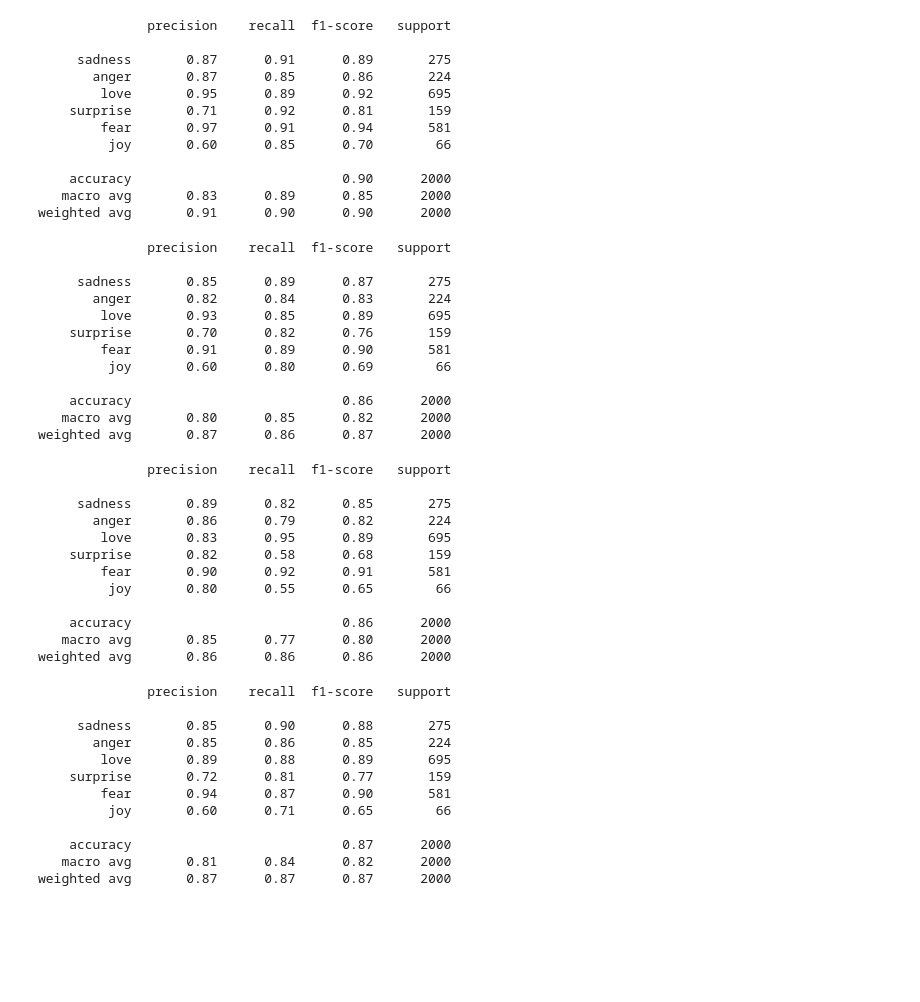
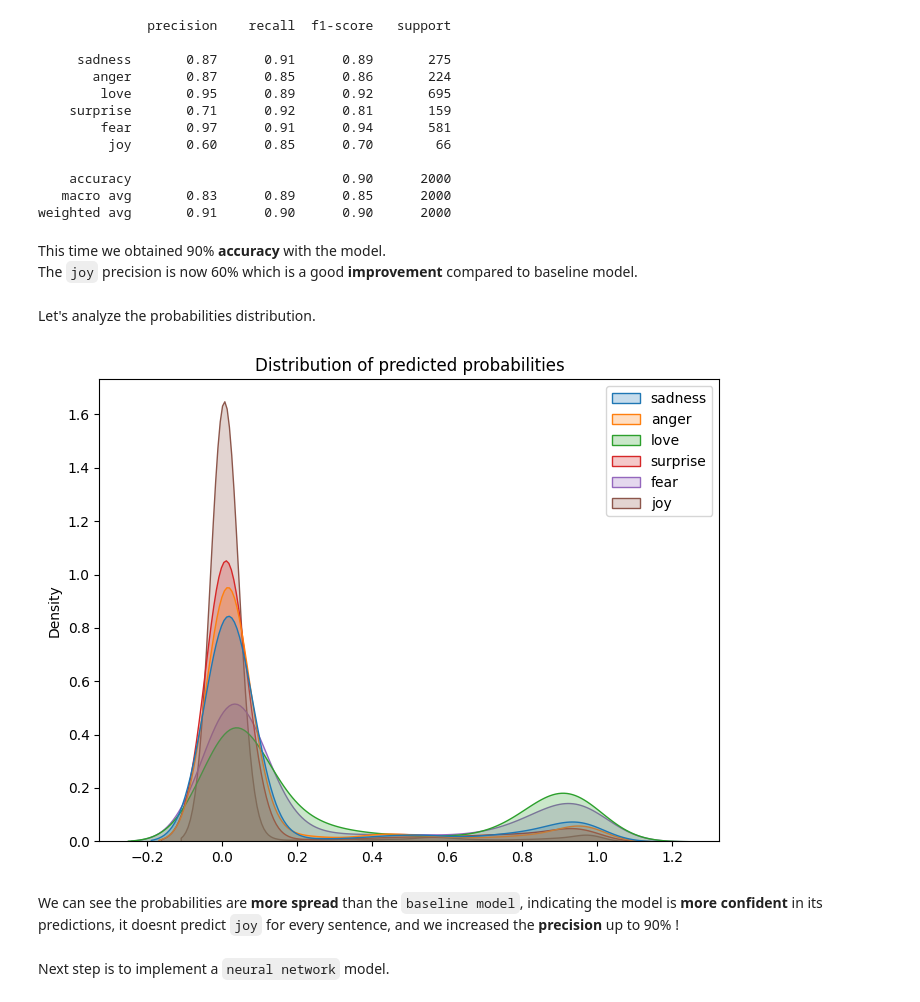
Before and after one commit to TonioElPuebloSchool/SAAR_NLP, a Jupyter notebook: 4_improved_model.ipynb, the cells around one changed output. Cells and saved outputs as stored; diff of their text form; code cells hidden in the pictures; blank space fills up the shorter version.

```diff
--- a/4_improved_model.ipynb
+++ b/4_improved_model.ipynb
@@ -235,57 +341,20 @@ model.report(y_pred, class_labels)
     accuracy                           0.90      2000
    macro avg       0.83      0.89      0.85      2000
 weighted avg       0.91      0.90      0.90      2000
-# %%
-model = Model(X_train, y_train, X_test, y_test, DecisionTreeClassifier(random_state = 42), TfidfVectorizer(), balancer=SMOTE(random_state=42))
-model.fit()
-y_pred = model.predict()
-model.report(y_pred, class_labels)
-# %% [output]
-              precision    recall  f1-score   support
-
-     sadness       0.85      0.89      0.87       275
-       anger       0.82      0.84      0.83       224
-        love       0.93      0.85      0.89       695
-    surprise       0.70      0.82      0.76       159
-        fear       0.91      0.89      0.90       581
-         joy       0.60      0.80      0.69        66
-
-    accuracy                           0.86      2000
-   macro avg       0.80      0.85      0.82      2000
-weighted avg       0.87      0.86      0.87      2000
-# %%
-model = Model(X_train, y_train, X_test, y_test, SVC(random_state = 42), TfidfVectorizer(), balancer=SMOTE(random_state=42))
-model.fit()
-y_pred = model.predict()
-model.report(y_pred, class_labels)
-# %% [output]
-              precision    recall  f1-score   support
-
-     sadness       0.89      0.82      0.85       275
-       anger       0.86      0.79      0.82       224
-        love       0.83      0.95      0.89       695
-    surprise       0.82      0.58      0.68       159
-        fear       0.90      0.92      0.91       581
-         joy       0.80      0.55      0.65        66
-
-    accuracy                           0.86      2000
-   macro avg       0.85      0.77      0.80      2000
-weighted avg       0.86      0.86      0.86      2000
-# %%
-model = Model(X_train, y_train, X_test, y_test, RandomForestClassifier(random_state = 42), TfidfVectorizer(), balancer=SMOTE(random_state=42))
-model.fit()
-y_pred = model.predict()
-model.report(y_pred, class_labels)
-# %% [output]
-              precision    recall  f1-score   support
-
-     sadness       0.85      0.90      0.88       275
-       anger       0.85      0.86      0.85       224
-        love       0.89      0.88      0.89       695
-    surprise       0.72      0.81      0.77       159
-        fear       0.94      0.87      0.90       581
-         joy       0.60      0.71      0.65        66
-
-    accuracy                           0.87      2000
-   macro avg       0.81      0.84      0.82      2000
-weighted avg       0.87      0.87      0.87      2000
+# %% [markdown]
+This time we obtained 90% **accuracy** with the model.
+The `joy` precision is now 60% which is a good **improvement** compared to baseline model.
+# %% [markdown]
+Let's analyze the probabilities distribution.
+# %%
+probas = pd.DataFrame(model.predict_proba(), columns=class_labels)
+plt.figure(figsize=(8,6))
+sns.kdeplot(data=probas, fill=True, )
+plt.title("Distribution of predicted probabilities")
+plt.show()
+# %% [output]
+[figure, added]
+# %% [markdown]
+We can see the probabilities are **more spread** than the `baseline model`, indicating the model is **more confident** in its predictions, it doesnt predict `joy` for every sentence, and we increased the **precision** up to 90% !
+# %% [markdown]
+Next step is to implement a `neural network` model.
```
Also changed, not shown: parts of 36 cells of this notebook, 1 other file.
